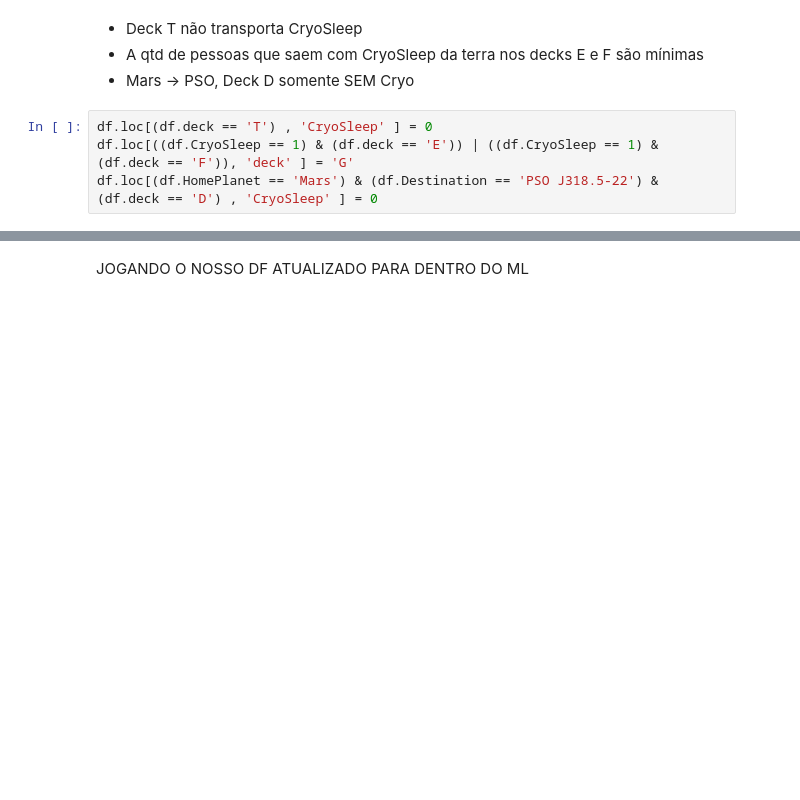
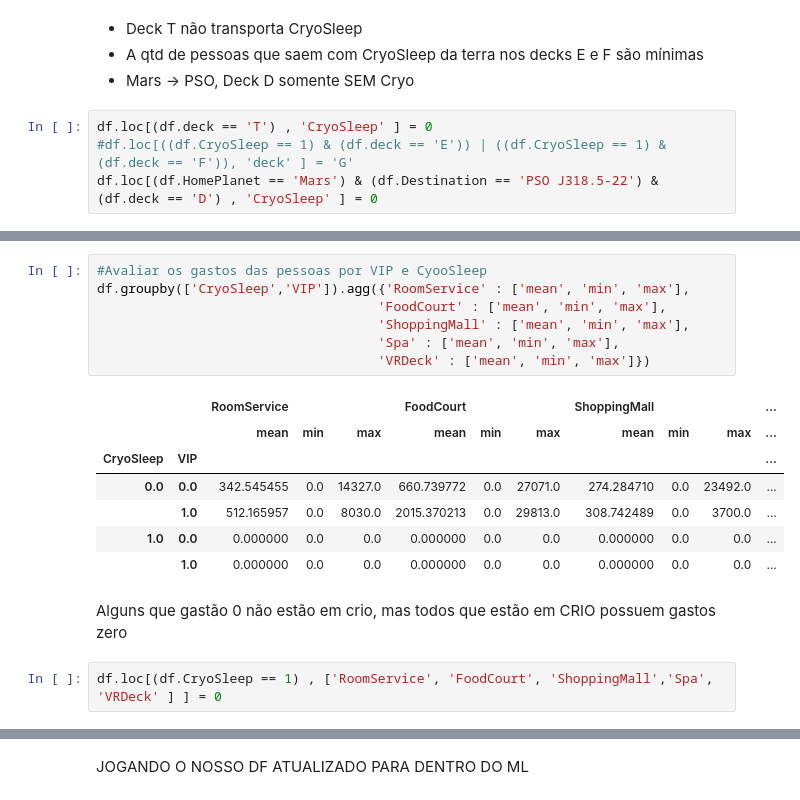
Before and after one commit to andreggalvao/Spaceship-Titanic-ML, a Jupyter notebook: spaceship-titanic-ml.ipynb, the cells around one changed output, grey strips where cells are left out. Drawn from its saved outputs; the diff is of its cells as text; blank space fills up the shorter version.

```diff
--- a/spaceship-titanic-ml.ipynb
+++ b/spaceship-titanic-ml.ipynb
@@ -227,5 +212,5 @@ Name: deck, dtype: int64
 - Mars -> PSO, Deck D somente SEM Cryo
 # %%
 df.loc[(df.deck == 'T') , 'CryoSleep' ] = 0
-df.loc[((df.CryoSleep == 1) & (df.deck == 'E')) | ((df.CryoSleep == 1) & (df.deck == 'F')), 'deck' ] = 'G'
+#df.loc[((df.CryoSleep == 1) & (df.deck == 'E')) | ((df.CryoSleep == 1) & (df.deck == 'F')), 'deck' ] = 'G'
 df.loc[(df.HomePlanet == 'Mars') & (df.Destination == 'PSO J318.5-22') & (df.deck == 'D') , 'CryoSleep' ] = 0
@@ -231,0 +226,19 @@ df.loc[(df.HomePlanet == 'Mars') & (df.Destination == 'PSO J318.5-22') & (df.dec
+# %%
+#Avaliar os gastos das pessoas por VIP e CyooSleep
+df.groupby(['CryoSleep','VIP']).agg({'RoomService' : ['mean', 'min', 'max'],
+                                    'FoodCourt' : ['mean', 'min', 'max'],
+                                    'ShoppingMall' : ['mean', 'min', 'max'],
+                                    'Spa' : ['mean', 'min', 'max'],
+                                    'VRDeck' : ['mean', 'min', 'max']})
+# %% [output]
+|  |  | RoomService |  |  | FoodCourt |  |  | ShoppingMall |  |  | ... |
+|  |  | mean | min | max | mean | min | max | mean | min | max | ... |
+| CryoSleep | VIP |  |  |  |  |  |  |  |  |  | ... |
+| 0.0 | 0.0 | 342.545455 | 0.0 | 14327.0 | 660.739772 | 0.0 | 27071.0 | 274.284710 | 0.0 | 23492.0 | ... |
+|  | 1.0 | 512.165957 | 0.0 | 8030.0 | 2015.370213 | 0.0 | 29813.0 | 308.742489 | 0.0 | 3700.0 | ... |
+| 1.0 | 0.0 | 0.000000 | 0.0 | 0.0 | 0.000000 | 0.0 | 0.0 | 0.000000 | 0.0 | 0.0 | ... |
+|  | 1.0 | 0.000000 | 0.0 | 0.0 | 0.000000 | 0.0 | 0.0 | 0.000000 | 0.0 | 0.0 | ... |
+# %% [markdown]
+Alguns que gastão 0 não estão em crio, mas todos que estão em CRIO possuem gastos zero
+# %%
+df.loc[(df.CryoSleep == 1) , ['RoomService', 'FoodCourt', 'ShoppingMall','Spa', 'VRDeck' ] ] = 0
```
Also changed, not shown: parts of 20 cells of this notebook, 1 other file.
